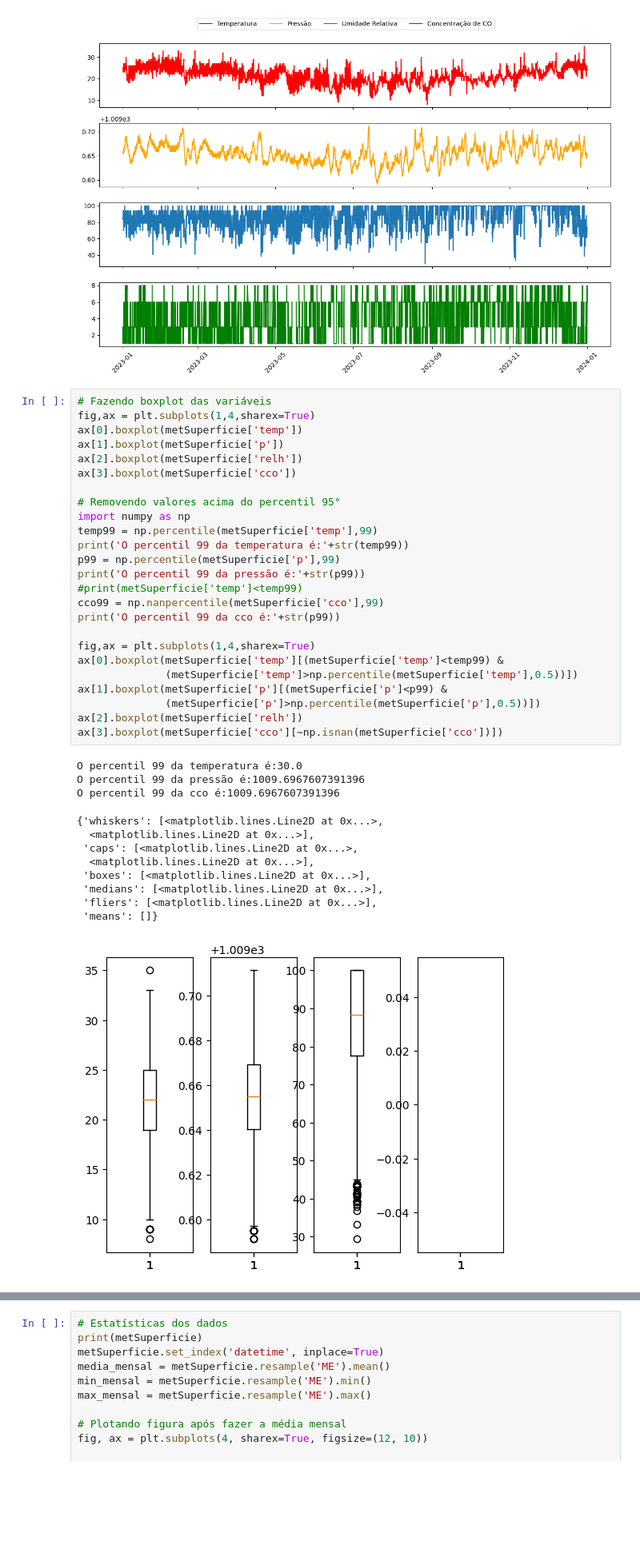
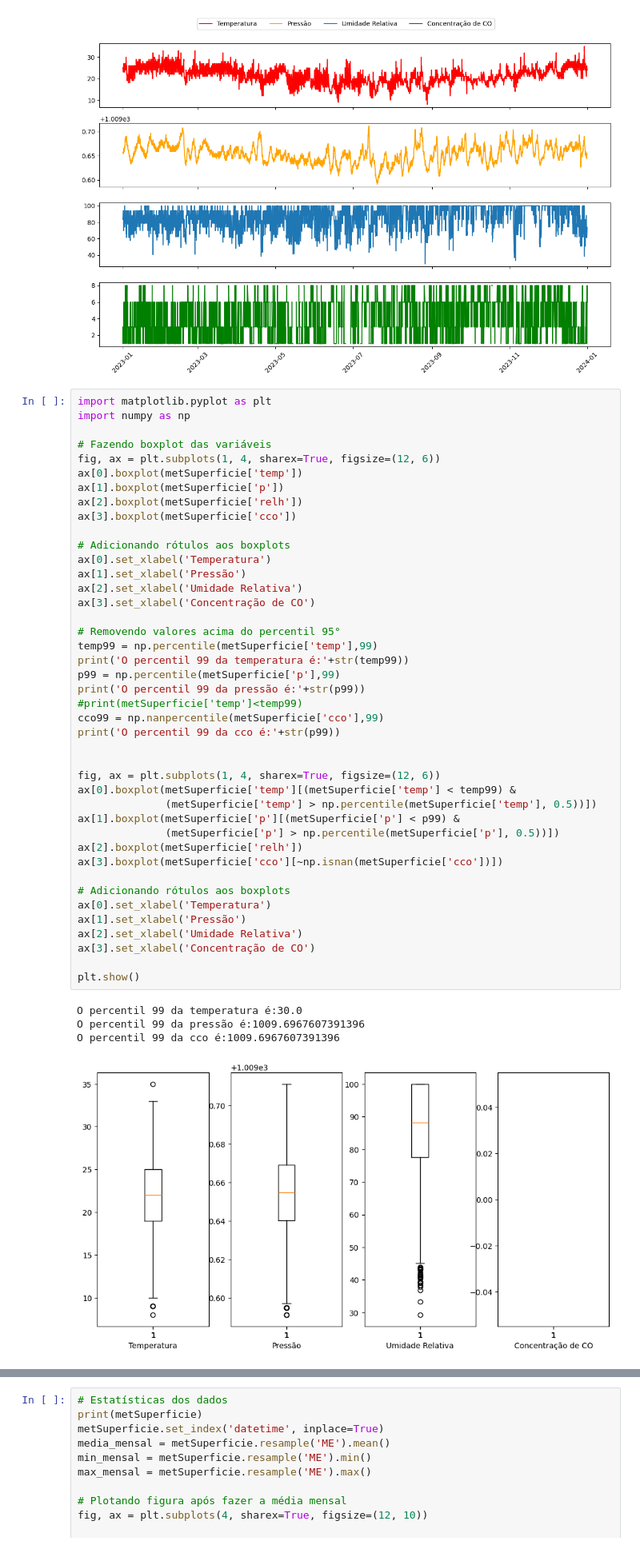
Before and after one commit to douglassilveirac/ENS5173_202401, a Jupyter notebook: pyEnv/Scripts/Atv02.ipynb, the cells around one changed output, grey strips where cells are left out. Shown: that part at 80% size. Drawn from its saved outputs; the diff is of its cells as text; blank space fills up the shorter version.

```diff
--- a/pyEnv/Scripts/Atv02.ipynb
+++ b/pyEnv/Scripts/Atv02.ipynb
@@ -112,40 +112,49 @@ plt.show()
 # %% [output]
 [figure]
 # %%
+import matplotlib.pyplot as plt
+import numpy as np
+
 # Fazendo boxplot das variáveis
-fig,ax = plt.subplots(1,4,sharex=True)
+fig, ax = plt.subplots(1, 4, sharex=True, figsize=(12, 6))
 ax[0].boxplot(metSuperficie['temp'])
 ax[1].boxplot(metSuperficie['p'])
 ax[2].boxplot(metSuperficie['relh'])
 ax[3].boxplot(metSuperficie['cco'])
 
+# Adicionando rótulos aos boxplots
+ax[0].set_xlabel('Temperatura')
+ax[1].set_xlabel('Pressão')
+ax[2].set_xlabel('Umidade Relativa')
+ax[3].set_xlabel('Concentração de CO')
+
 # Removendo valores acima do percentil 95°
-import numpy as np
 temp99 = np.percentile(metSuperficie['temp'],99)
 print('O percentil 99 da temperatura é:'+str(temp99))
 p99 = np.percentile(metSuperficie['p'],99)
 print('O percentil 99 da pressão é:'+str(p99))
 #print(metSuperficie['temp']<temp99)
 cco99 = np.nanpercentile(metSuperficie['cco'],99)
 print('O percentil 99 da cco é:'+str(p99))
 
-fig,ax = plt.subplots(1,4,sharex=True)
-ax[0].boxplot(metSuperficie['temp'][(metSuperficie['temp']<temp99) &
-              (metSuperficie['temp']>np.percentile(metSuperficie['temp'],0.5))])
-ax[1].boxplot(metSuperficie['p'][(metSuperficie['p']<p99) &
-              (metSuperficie['p']>np.percentile(metSuperficie['p'],0.5))])
+
+fig, ax = plt.subplots(1, 4, sharex=True, figsize=(12, 6))
+ax[0].boxplot(metSuperficie['temp'][(metSuperficie['temp'] < temp99) &
+              (metSuperficie['temp'] > np.percentile(metSuperficie['temp'], 0.5))])
+ax[1].boxplot(metSuperficie['p'][(metSuperficie['p'] < p99) &
+              (metSuperficie['p'] > np.percentile(metSuperficie['p'], 0.5))])
 ax[2].boxplot(metSuperficie['relh'])
 ax[3].boxplot(metSuperficie['cco'][~np.isnan(metSuperficie['cco'])])
+
+# Adicionando rótulos aos boxplots
+ax[0].set_xlabel('Temperatura')
+ax[1].set_xlabel('Pressão')
+ax[2].set_xlabel('Umidade Relativa')
+ax[3].set_xlabel('Concentração de CO')
+
+plt.show()
 # %% [output]
 O percentil 99 da temperatura é:30.0
 O percentil 99 da pressão é:1009.6967607391396
 O percentil 99 da cco é:1009.6967607391396
-{'whiskers': [<matplotlib.lines.Line2D at 0x...>,
-  <matplotlib.lines.Line2D at 0x...>],
- 'caps': [<matplotlib.lines.Line2D at 0x...>,
-  <matplotlib.lines.Line2D at 0x...>],
- 'boxes': [<matplotlib.lines.Line2D at 0x...>],
- 'medians': [<matplotlib.lines.Line2D at 0x...>],
- 'fliers': [<matplotlib.lines.Line2D at 0x...>],
- 'means': []}
-[figure, old version]
+[figure, new version]
```
Also changed, not shown: parts of 1 cell of this notebook.
